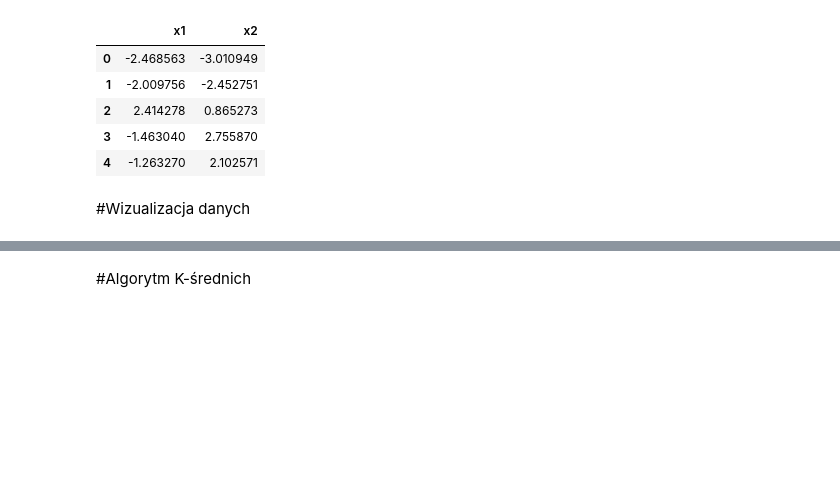
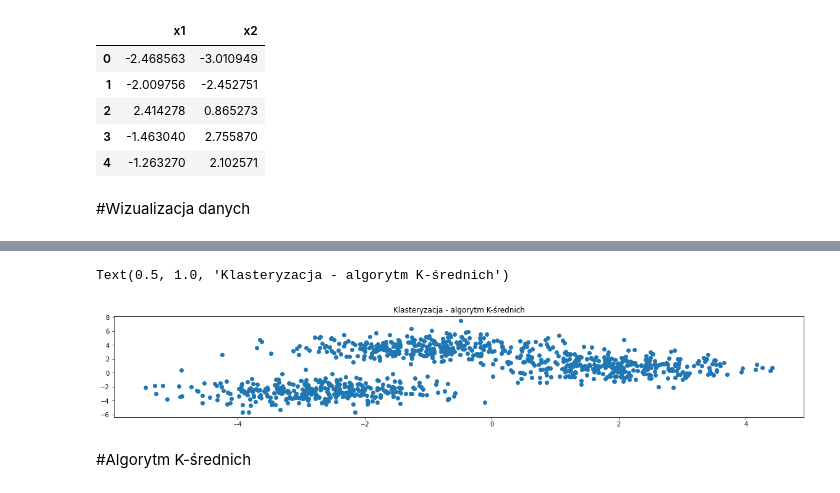
Before and after one commit to leadeeerq/machine-learning, a Jupyter notebook: 2_ML27_K_średnich.ipynb, the cells around one changed output, grey strips where cells are left out. Saved outputs shown, nothing was run; the diff lists cells and outputs as text; code cells hidden in the pictures; blank space fills up the shorter version.

```diff
--- a/2_ML27_K_średnich.ipynb
+++ b/2_ML27_K_średnich.ipynb
@@ -21,5 +22,8 @@ df.head()
 # %% [markdown]
 #Wizualizacja danych
 # %%
-px.scatter(df, 'x1', 'x2', width=950, height=500, title='Klasteryzacja - Algorytm K-średnich')
+# px.scatter(df, 'x1', 'x2', width=950, height=500, title='Klasteryzacja - algorytm K-średnich')
+plt.scatter(df['x1'], df['x2'])
+plt.rcParams["figure.figsize"] = (20,3)
+plt.title('Klasteryzacja - algorytm K-średnich')
 # %% [output]
@@ -27,3 +30,5 @@ px.scatter(df, 'x1', 'x2', width=950, height=500, title='Klasteryzacja - Algoryt
+Text(0.5, 1.0, 'Klasteryzacja - algorytm K-średnich')
+[figure, added]
 # %% [markdown]
 #Algorytm K-średnich
 # %%
```
Also changed, not shown: parts of 6 cells of this notebook.
